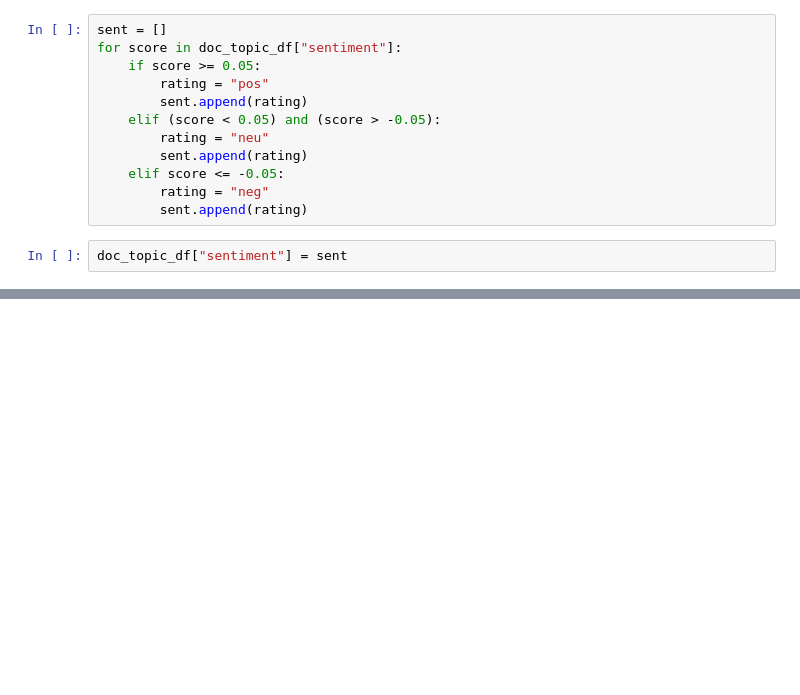
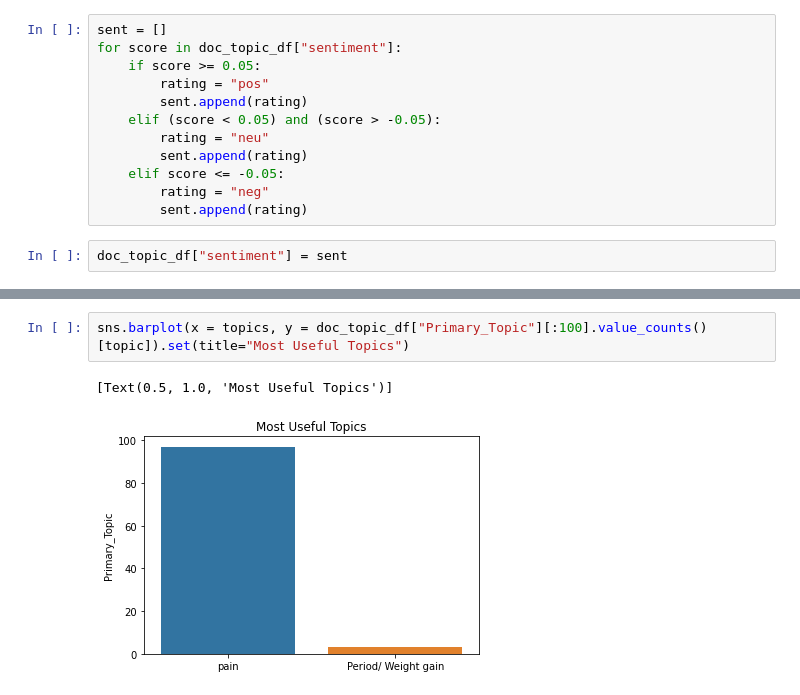
Before and after one commit to KCYL/Metis-Drug-Review-NLP-Project, a Jupyter notebook: Metis_NLP Project_Che-Yu Liu.ipynb, the cells around one changed output, grey strips where cells are left out. Saved outputs shown, nothing was run; the diff lists cells and outputs as text; blank space fills up the shorter version.

```diff
--- a/Metis_NLP Project_Che-Yu Liu.ipynb
+++ b/Metis_NLP Project_Che-Yu Liu.ipynb
@@ -480,0 +490,5 @@ doc_topic_df[:20]
+# %%
+sns.barplot(x = topics, y = doc_topic_df["Primary_Topic"][:100].value_counts()[topic]).set(title="Most Useful Topics")
+# %% [output]
+[Text(0.5, 1.0, 'Most Useful Topics')]
+[figure, added]
```
Also changed, not shown: parts of 9 cells of this notebook.
